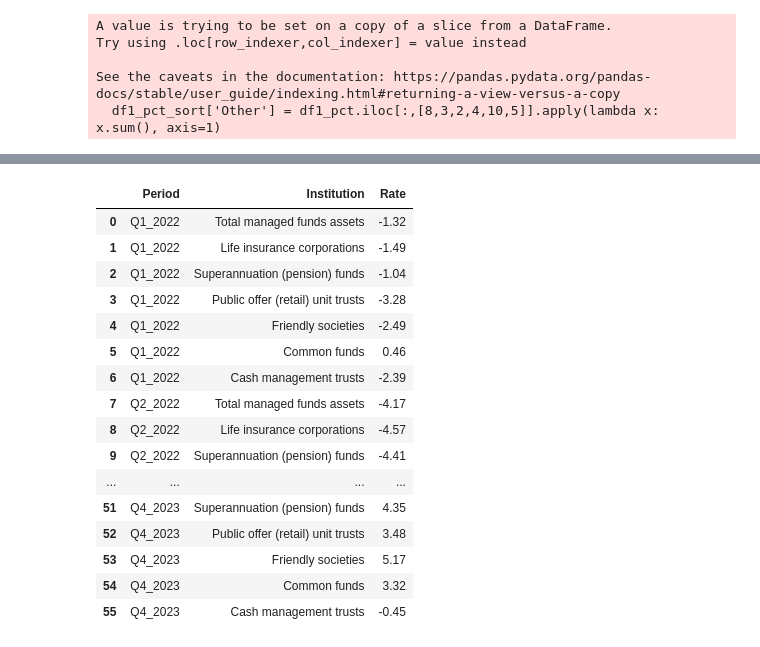
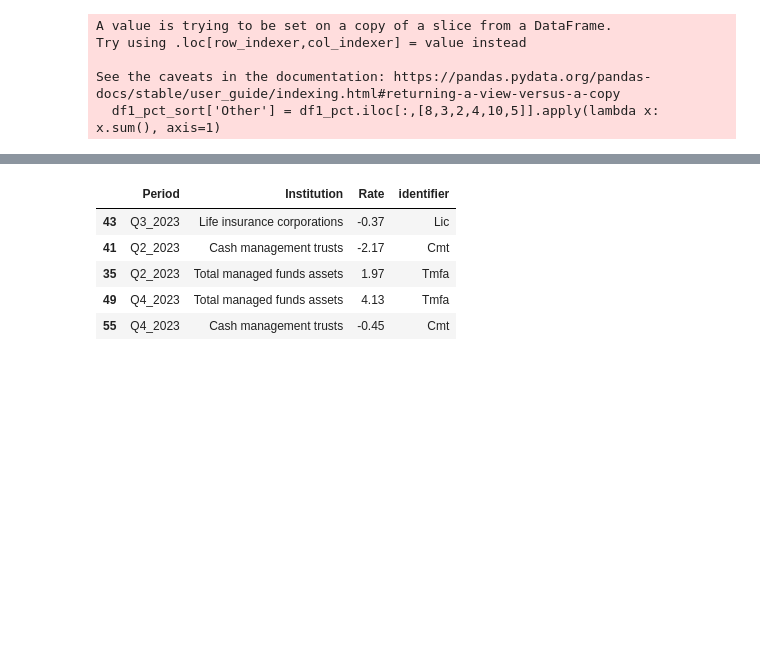
Before and after one commit to RonnyPNguyen/VizVenture, a Jupyter notebook: Portfolio/AUS_ManagedFund_2023/data/ausmanagedfund.ipynb, the cells around one changed output, grey strips where cells are left out. Cells and saved outputs as stored; diff of their text form; code cells hidden in the pictures; blank space fills up the shorter version.

```diff
--- a/Portfolio/AUS_ManagedFund_2023/data/ausmanagedfund.ipynb
+++ b/Portfolio/AUS_ManagedFund_2023/data/ausmanagedfund.ipynb
@@ -112,25 +112,19 @@ for i, d in df2_growth.iterrows():
         rows_to_add.append(row)
     temp_df = pd.DataFrame(rows_to_add)
     df2_growth_pct = pd.concat([df2_growth_pct, temp_df], ignore_index=True)
-df2_growth_pct
-# %% [output]
-|  | Period | Institution | Rate |
-| 0 | Q1_2022 | Total managed funds assets | -1.32 |
-| 1 | Q1_2022 | Life insurance corporations | -1.49 |
-| 2 | Q1_2022 | Superannuation (pension) funds | -1.04 |
-| 3 | Q1_2022 | Public offer (retail) unit trusts | -3.28 |
-| 4 | Q1_2022 | Friendly societies | -2.49 |
-| 5 | Q1_2022 | Common funds | 0.46 |
-| 6 | Q1_2022 | Cash management trusts | -2.39 |
-| 7 | Q2_2022 | Total managed funds assets | -4.17 |
-| 8 | Q2_2022 | Life insurance corporations | -4.57 |
-| 9 | Q2_2022 | Superannuation (pension) funds | -4.41 |
-| ... | ... | ... | ... |
-| 51 | Q4_2023 | Superannuation (pension) funds | 4.35 |
-| 52 | Q4_2023 | Public offer (retail) unit trusts | 3.48 |
-| 53 | Q4_2023 | Friendly societies | 5.17 |
-| 54 | Q4_2023 | Common funds | 3.32 |
-| 55 | Q4_2023 | Cash management trusts | -0.45 |
+# %%
+def first_letters(text,skip_letter='('):
+    # Split the text into words and collect the first letter of each word
+    return ''.join(word[0] for word in text.split() if not word.lower().startswith(skip_letter.lower()))
+df2_growth_pct['identifier'] = df2_growth_pct['Institution'].apply(first_letters)
+df2_growth_pct.sample(5)
+# %% [output]
+|  | Period | Institution | Rate | identifier |
+| 43 | Q3_2023 | Life insurance corporations | -0.37 | Lic |
+| 41 | Q2_2023 | Cash management trusts | -2.17 | Cmt |
+| 35 | Q2_2023 | Total managed funds assets | 1.97 | Tmfa |
+| 49 | Q4_2023 | Total managed funds assets | 4.13 | Tmfa |
+| 55 | Q4_2023 | Cash management trusts | -0.45 | Cmt |
 # %%
 df1_pct_sort.to_csv(cwd + '/df1_pct_sort.csv', index=False)
 df2_growth_pct.to_csv(cwd + '/df2_growth_pct.csv', index=False)
```
Also changed, not shown: 2 other files.
